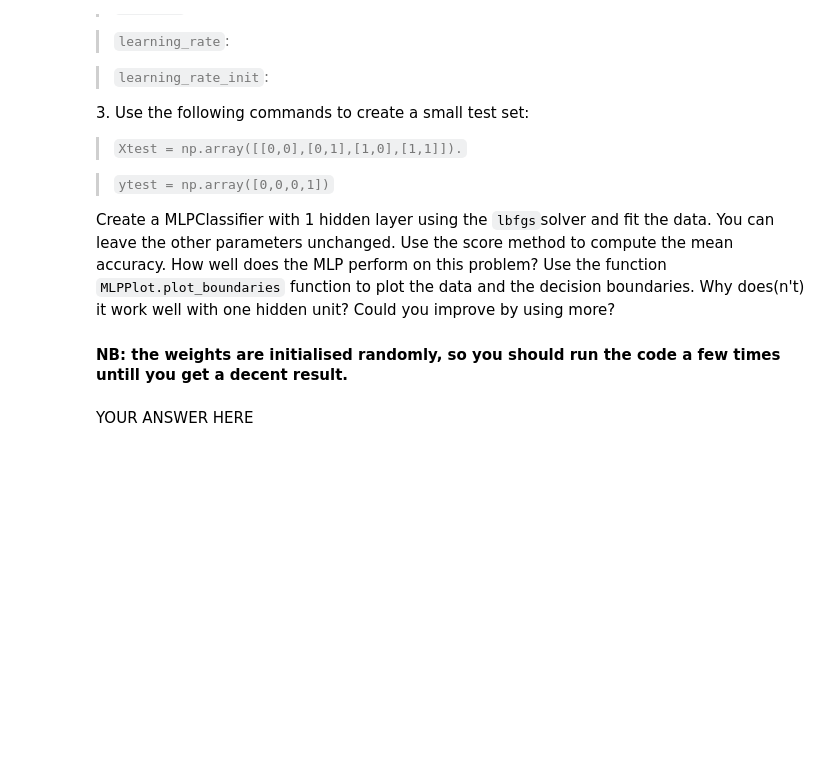
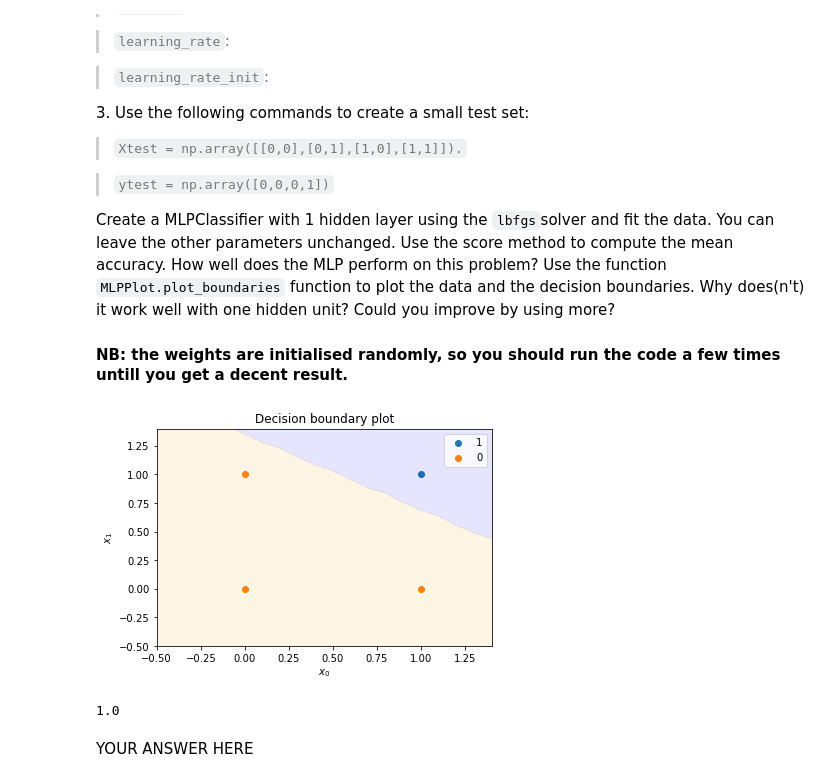
Before and after one commit to CornelisseMichael/Datamining, a Jupyter notebook: assignment_6/assignment_6.ipynb, the cells around one changed output. Saved outputs shown, nothing was run; the diff lists cells and outputs as text; code cells hidden in the pictures; blank space fills up the shorter version.

```diff
--- a/assignment_6/assignment_6.ipynb
+++ b/assignment_6/assignment_6.ipynb
@@ -347,3 +343,24 @@ raise NotImplementedError()
+# %%
+##Answer to question 6.2.1
+# YOUR CODE HERE
+from sklearn.neural_network import MLPClassifier
+from  toolbox.MLPPlot import MLPPlot
+from sklearn.model_selection import KFold
+from sklearn.metrics import accuracy_score
+
+Xtest = np.array([[0,0],[0,1],[1,0],[1,1]])
+ytest = np.array([0,0,0,1])
+
+clf = MLPClassifier(hidden_layer_sizes=(3,2,1,), solver = 'lbfgs')
+clf.fit(Xtest, ytest)
+plotter  =  MLPPlot(Xtest, ytest, clf)
+plotter.plot_boundaries()
+
+accuracy = accuracy_score(ytest, clf.predict(Xtest))
+print(accuracy)
+# %% [output]
+[figure, added]
+1.0
 # %% [markdown]
 YOUR ANSWER HERE
 # %% [markdown]
```
Also changed, not shown: parts of 7 cells of this notebook.
